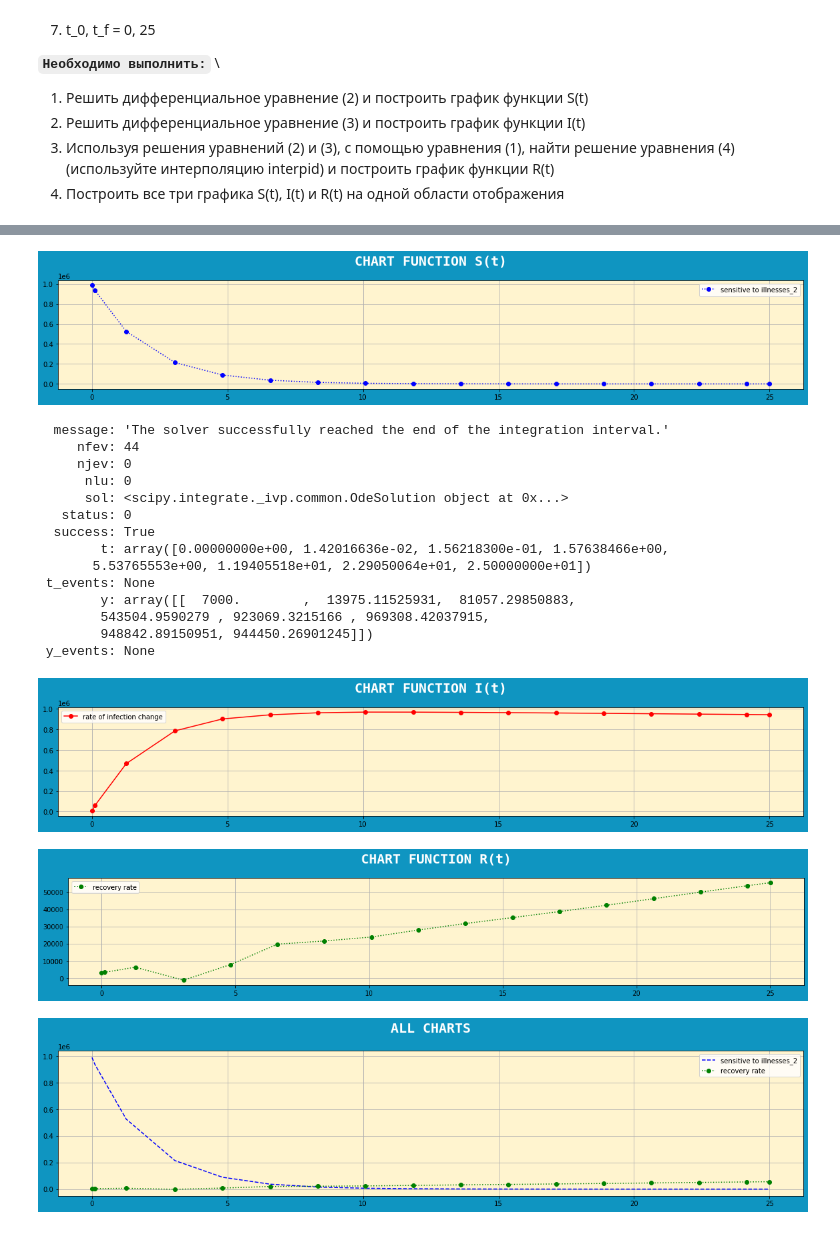
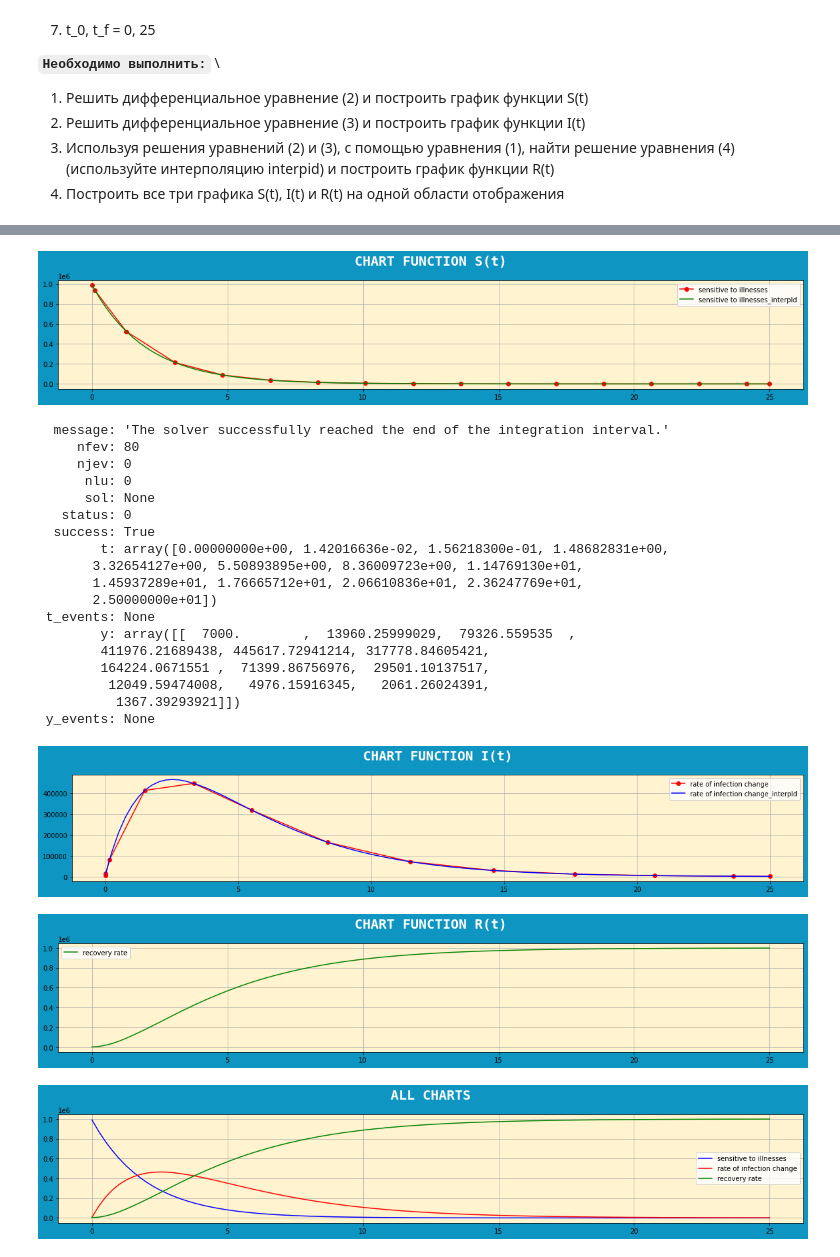
Before and after one commit to adv555/DataScience, a Jupyter notebook: SciPy.ipynb, the cells around one changed output, grey strips where cells are left out. Drawn from its saved outputs; the diff is of its cells as text; code cells hidden in the pictures.

```diff
--- a/SciPy.ipynb
+++ b/SciPy.ipynb
@@ -241,37 +262,41 @@ fig.set_figwidth(20)
 ax.set(facecolor = '#fff4cf')
 ax.set_title('CHART FUNCTION S(t)', color='white',weight='bold', size=20, family='monospace',  x=0.5, y=1.1)
 
-t, y = soln.t, soln.y[0]
-# plt.plot(t, y, 'o', color='g', label='sensitive to illnesses', linestyle = "-")
-fs = interp1d(t, y, kind='cubic')
-plt.plot(t, fs(t), 'o', color='b', label='sensitive to illnesses_2', linestyle = "-")
+t1, y1 = soln.t, soln.y[0]
+plt.plot(t1, y1, 'o', color='r', label='sensitive to illnesses', linestyle = "-")
+fs = interp1d(t1, y1, kind='cubic')
+plt.plot(t, fs(t), color='g', label='sensitive to illnesses_interpld', linestyle = "-")
 
 plt.grid()
 plt.legend()
 plt.show();
 # %% [output]
-[figure, old version]
+[figure, new version]
 # %%
 def dydt(t, i):
     # return alpha*S - beta*I
-    return alpha*fs(t) - beta*I
+    return alpha*fs(t) - beta*i
 
-soln2 = solve_ivp(dydt, (t0, tf), [I], dense_output=True)
+soln2 = solve_ivp(dydt, (t0, tf), [I])
 print(soln2)
 # %% [output]
   message: 'The solver successfully reached the end of the integration interval.'
-     nfev: 44
+     nfev: 80
      njev: 0
       nlu: 0
-      sol: <scipy.integrate._ivp.common.OdeSolution object at 0x...>
+      sol: None
    status: 0
   success: True
-        t: array([0.00000000e+00, 1.42016636e-02, 1.56218300e-01, 1.57638466e+00,
-       5.53765553e+00, 1.19405518e+01, 2.29050064e+01, 2.50000000e+01])
+        t: array([0.00000000e+00, 1.42016636e-02, 1.56218300e-01, 1.48682831e+00,
+       3.32654127e+00, 5.50893895e+00, 8.36009723e+00, 1.14769130e+01,
+       1.45937289e+01, 1.76665712e+01, 2.06610836e+01, 2.36247769e+01,
+       2.50000000e+01])
  t_events: None
-        y: array([[  7000.        ,  13975.11525931,  81057.29850883,
-        543504.9590279 , 923069.3215166 , 969308.42037915,
-        948842.89150951, 944450.26901245]])
+        y: array([[  7000.        ,  13960.25999029,  79326.559535  ,
+        411976.21689438, 445617.72941214, 317778.84605421,
+        164224.0671551 ,  71399.86756976,  29501.10137517,
+         12049.59474008,   4976.15916345,   2061.26024391,
+          1367.39293921]])
  y_events: None
 # %%
 fig = plt.figure(figsize=(5,3))
@@ -283,15 +308,15 @@ ax.set(facecolor = '#fff4cf')
 ax.set_title('CHART FUNCTION I(t)', color='white',weight='bold', size=20, family='monospace',  x=0.5, y=1.1)
 
 t2, y2 = soln2.t, soln2.y[0]
-# plt.plot(t2, y2, 'o', color='r', label='rate of infection change', linestyle = "-")
+plt.plot(t2, y2, 'o', color='r', label='rate of infection change', linestyle = "-")
 fi = interp1d(t2, y2, kind='cubic')
-plt.plot(t, fi(t),  'o', color='r', label='rate of infection change', linestyle = "-")
+plt.plot(t, fi(t),  color='b', label='rate of infection change_interpld', linestyle = "-")
 
 plt.grid()
 plt.legend()
 plt.show();
 # %% [output]
-[figure, old version]
+[figure, new version]
 # %%
 # S(t)+I(t)+R(t) = N
 # R(t) = N-S(t)-I(t)
@@ -303,34 +328,31 @@ fig.set_figwidth(20)
 ax.set(facecolor = '#fff4cf')
 ax.set_title('CHART FUNCTION R(t)', color='white',weight='bold', size=20, family='monospace',  x=0.5, y=1.1)
 
-# fs = interp1d(t, y, kind='cubic')
-# fi = interp1d(t2, y2, kind='cubic')
-
 r = N-fs(t)-fi(t)
 # print(r)
-plt.plot(t,r,'o', color='g', label='recovery rate', linestyle = ":")
+plt.plot(t,r, color='g', label='recovery rate', linestyle = "-")
 
 plt.grid()
 plt.legend()
 plt.show();
 # %% [output]
-[figure, old version]
+[figure, new version]
 # %%
-fig = plt.figure(figsize=(5,4))
+fig = plt.figure(figsize=(5,3))
 ax = fig.add_subplot(111)
 
 fig.set(facecolor = '#0f95c1')
 fig.set_figwidth(20)
 ax.set(facecolor = '#fff4cf')
 ax.set_title('ALL CHARTS', color='white',weight='bold', size=20, family='monospace',  x=0.5, y=1.1)
 
-plt.plot(t, fs(t), color='b', label='sensitive to illnesses_2', linestyle = "--")
-# plt.plot(t, fi(t), color='r', label='rate of infection change', linestyle = "-")
-plt.plot(t,r,'o', color='g', label='recovery rate', linestyle = ":")
+plt.plot(t, fs(t), color='b', label='sensitive to illnesses', linestyle = "-")
+plt.plot(t, fi(t), color='r', label='rate of infection change', linestyle = "-")
+plt.plot(t,r, color='g', label='recovery rate', linestyle = "-")
 # plt.plot(t, fs(t), t, fi(t), t, r)
 
 plt.grid()
 plt.legend()
 plt.show()
 # %% [output]
-[figure, old version]
+[figure, new version]
```
Also changed, not shown: parts of 4 cells of this notebook.
